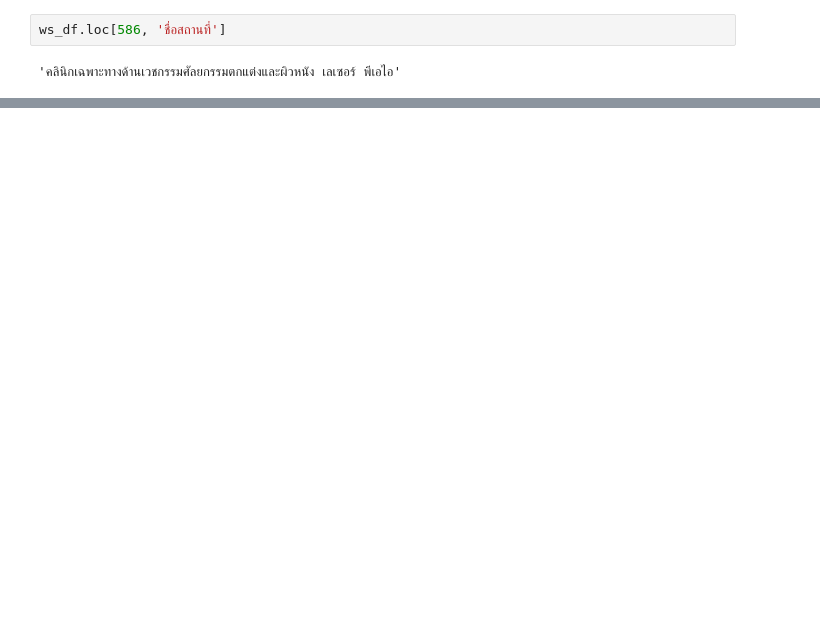
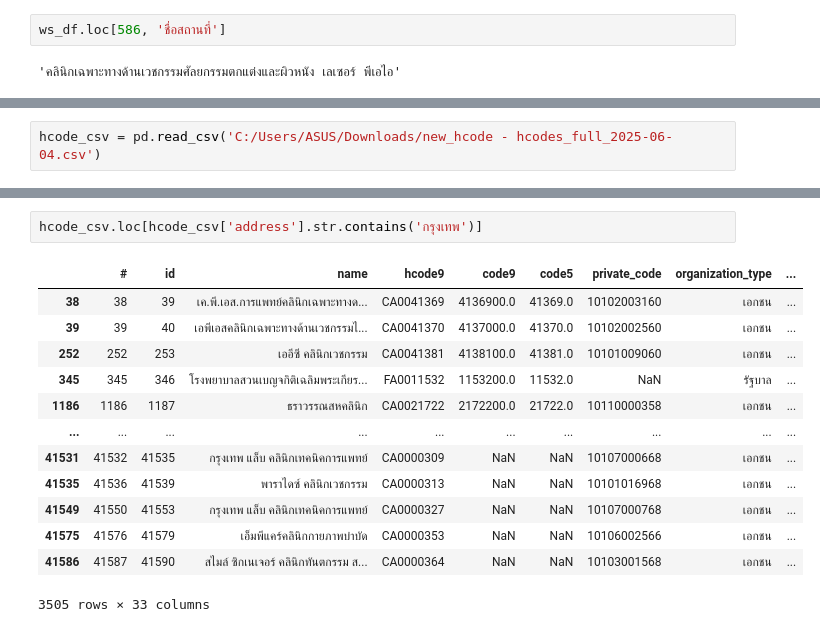
Before and after one commit to konrawit13/nct_distr, a Jupyter notebook: dist_report_v10.ipynb, the cells around one changed output, grey strips where cells are left out. Drawn from its saved outputs; the diff is of its cells as text; blank space fills up the shorter version.

```diff
--- a/dist_report_v10.ipynb
+++ b/dist_report_v10.ipynb
@@ -893,0 +1066,2 @@ ws_df.loc[ws_df['ชื่อสถานที่'].str.contains('อรรถ
+# %%
+hcode_csv = pd.read_csv('C:/Users/ASUS/Downloads/new_hcode - hcodes_full_2025-06-04.csv')
@@ -893,0 +1106,16 @@ ws_df.loc[ws_df['ชื่อสถานที่'].str.contains('อรรถ
+# %%
+hcode_csv.loc[hcode_csv['address'].str.contains('กรุงเทพ')]
+# %% [output]
+|  | # | id | name | hcode9 | code9 | code5 | private_code | organization_type | ... |
+| 38 | 38 | 39 | เค.พี.เอส.การแพทย์คลินิกเฉพาะทางด... | CA0041369 | 4136900.0 | 41369.0 | 10102003160 | เอกชน | ... |
+| 39 | 39 | 40 | เอพีเอสคลินิกเฉพาะทางด้านเวชกรรมไ... | CA0041370 | 4137000.0 | 41370.0 | 10102002560 | เอกชน | ... |
+| 252 | 252 | 253 | เออีซี คลินิกเวชกรรม | CA0041381 | 4138100.0 | 41381.0 | 10101009060 | เอกชน | ... |
+| 345 | 345 | 346 | โรงพยาบาลสวนเบญจกิติเฉลิมพระเกียร... | FA0011532 | 1153200.0 | 11532.0 | NaN | รัฐบาล | ... |
+| 1186 | 1186 | 1187 | ธราวรรณสหคลินิก | CA0021722 | 2172200.0 | 21722.0 | 10110000358 | เอกชน | ... |
+| ... | ... | ... | ... | ... | ... | ... | ... | ... | ... |
+| 41531 | 41532 | 41535 | กรุงเทพ แล็บ คลินิกเทคนิคการแพทย์ | CA0000309 | NaN | NaN | 10107000668 | เอกชน | ... |
+| 41535 | 41536 | 41539 | พาราไดซ์ คลินิกเวชกรรม | CA0000313 | NaN | NaN | 10101016968 | เอกชน | ... |
+| 41549 | 41550 | 41553 | กรุงเทพ แล็บ คลินิกเทคนิคการแพทย์ | CA0000327 | NaN | NaN | 10107000768 | เอกชน | ... |
+| 41575 | 41576 | 41579 | เอ็มพีแคร์คลินิกกายภาพบำบัด | CA0000353 | NaN | NaN | 10106002566 | เอกชน | ... |
+| 41586 | 41587 | 41590 | สไมล์ ซิกเนเจอร์ คลินิกทันตกรรม ส... | CA0000364 | NaN | NaN | 10103001568 | เอกชน | ... |
+3505 rows × 33 columns
```
Also changed, not shown: parts of 65 cells of this notebook, 3 other files.
